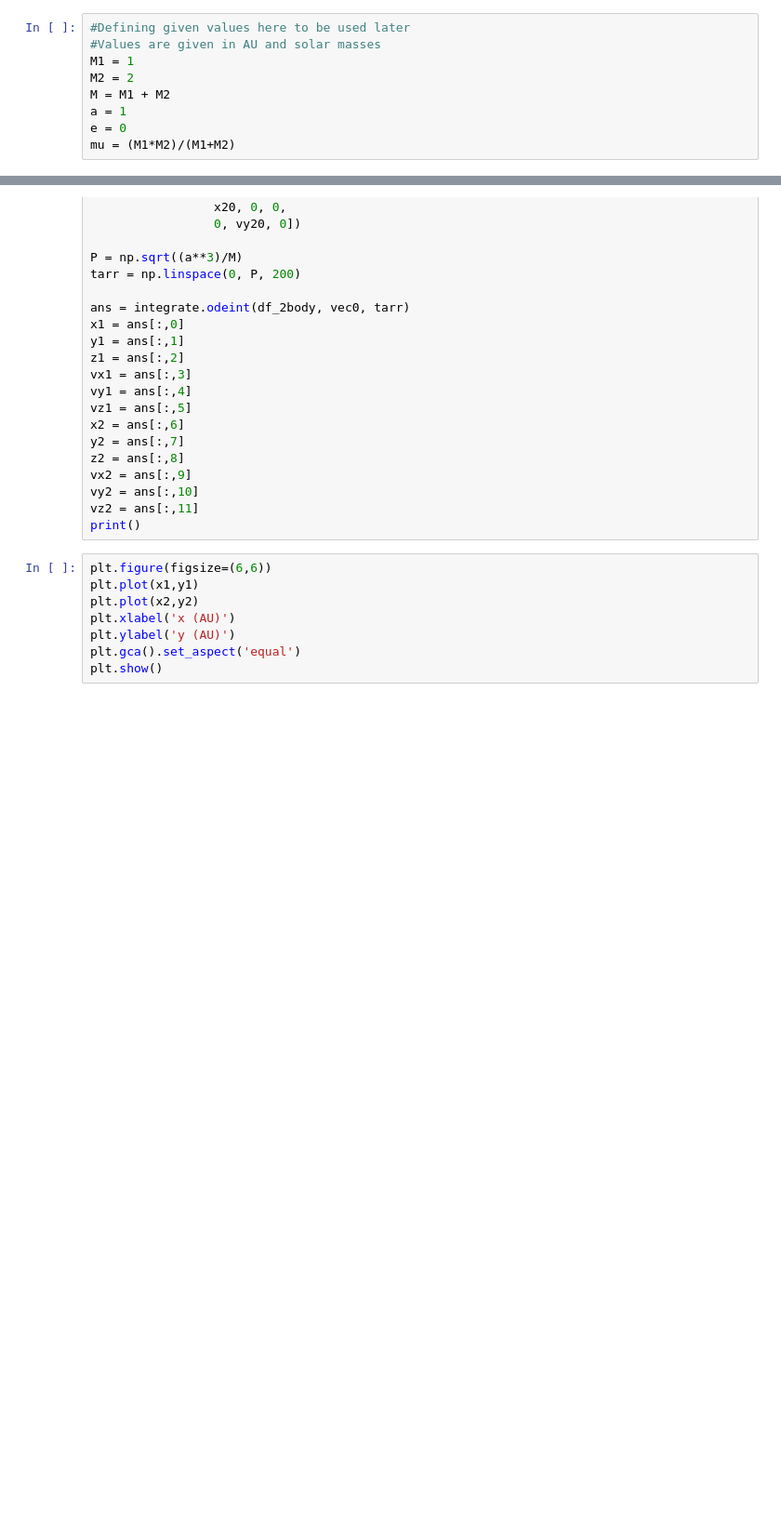
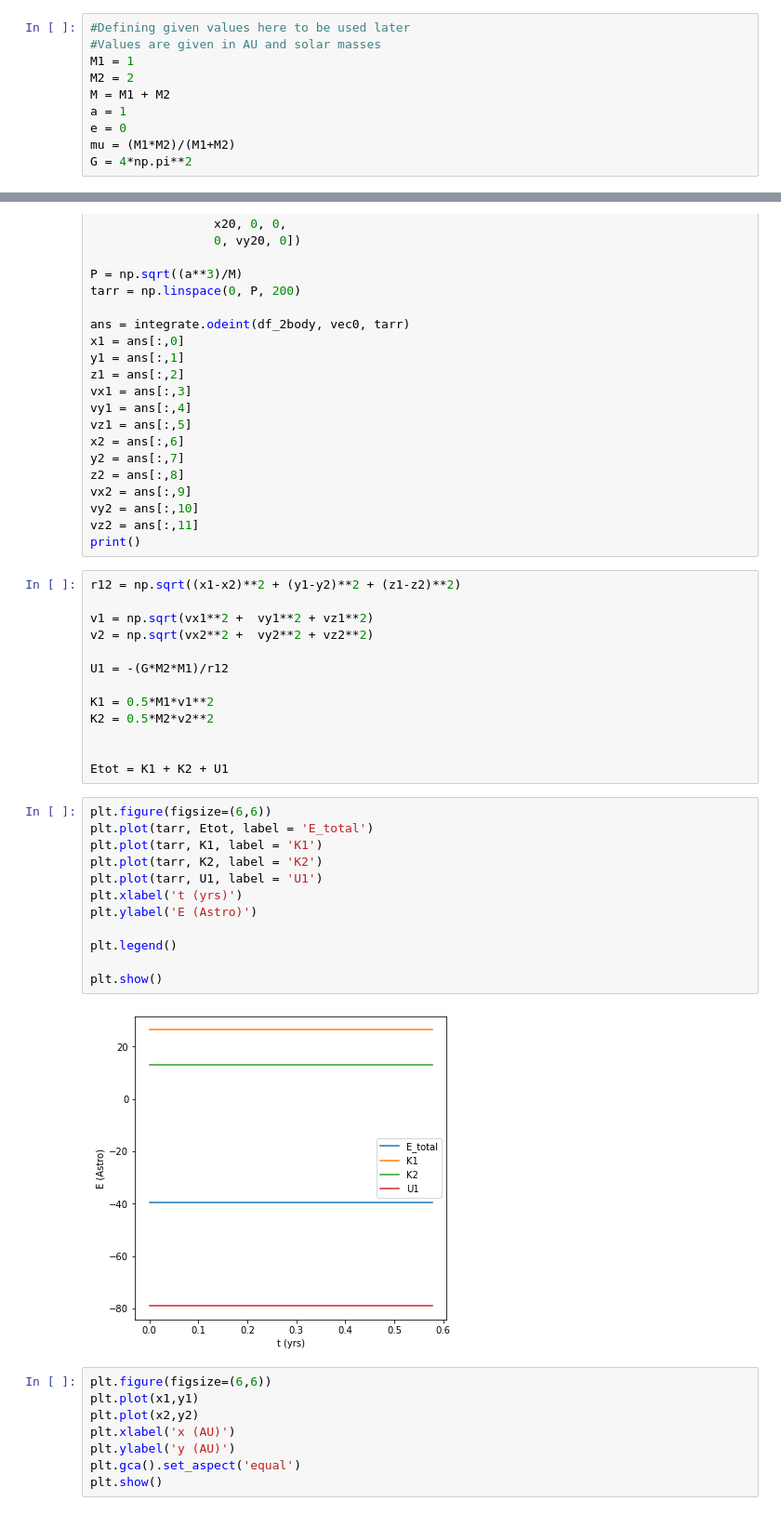
Before and after one commit to toshanv/S-Type-Binary, a Jupyter notebook: project2.ipynb, the cells around one changed output, grey strips where cells are left out. Shown: that part at 93% size. Cells and saved outputs as stored; diff of their text form; blank space fills up the shorter version.

```diff
--- a/project2.ipynb
+++ b/project2.ipynb
@@ -17,6 +17,7 @@ M = M1 + M2
 a = 1
 e = 0
 mu = (M1*M2)/(M1+M2)
+G = 4*np.pi**2
 # %%
 def df_2body(vec,t):
     x1,y1,z1,vx1,vy1,vz1,x2,y2,z2,vx2,vy2,vz2 = vec
@@ -74,6 +75,33 @@ vx2 = ans[:,9]
 vy2 = ans[:,10]
 vz2 = ans[:,11]
 print()
+# %%
+r12 = np.sqrt((x1-x2)**2 + (y1-y2)**2 + (z1-z2)**2)
+
+v1 = np.sqrt(vx1**2 +  vy1**2 + vz1**2)
+v2 = np.sqrt(vx2**2 +  vy2**2 + vz2**2)
+
+U1 = -(G*M2*M1)/r12
+
+K1 = 0.5*M1*v1**2
+K2 = 0.5*M2*v2**2
+
+
+Etot = K1 + K2 + U1
+# %%
+plt.figure(figsize=(6,6))
+plt.plot(tarr, Etot, label = 'E_total')
+plt.plot(tarr, K1, label = 'K1')
+plt.plot(tarr, K2, label = 'K2')
+plt.plot(tarr, U1, label = 'U1')
+plt.xlabel('t (yrs)')
+plt.ylabel('E (Astro)')
+
+plt.legend()
+
+plt.show()
+# %% [output]
+[figure, added]
 # %%
 plt.figure(figsize=(6,6))
 plt.plot(x1,y1)
```
Also changed, not shown: parts of 7 cells of this notebook.
